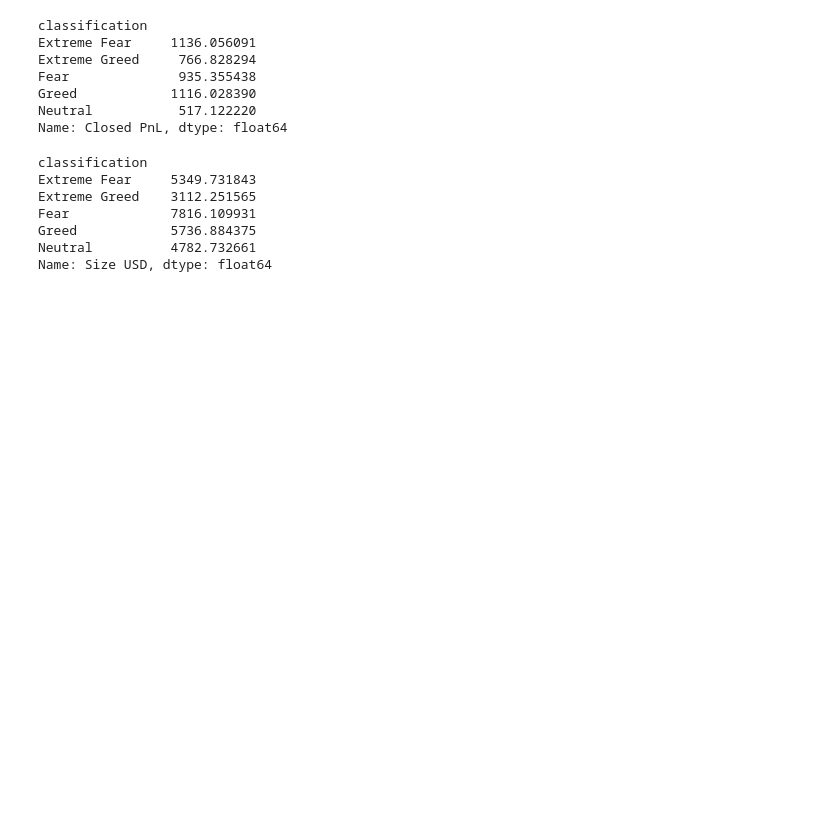
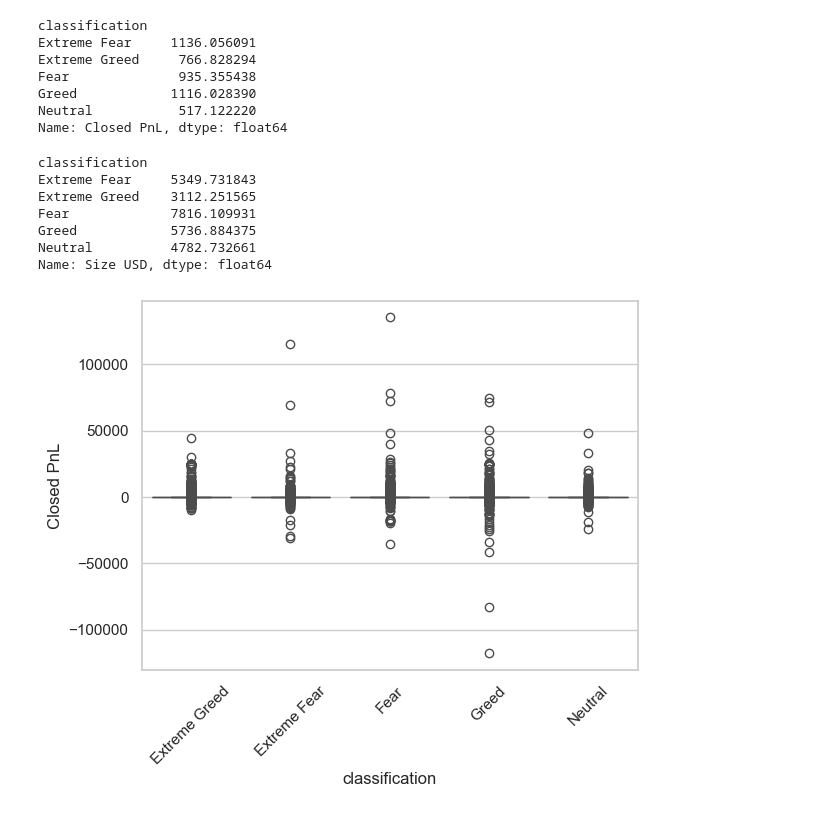
Before and after one commit to rudra062005/crypto-sentiment-analysis, a Jupyter notebook: crypto_sentiment_analysis.ipynb, the cells around one changed output. Saved outputs shown, nothing was run; the diff lists cells and outputs as text; code cells hidden in the pictures; blank space fills up the shorter version.

```diff
--- a/crypto_sentiment_analysis.ipynb
+++ b/crypto_sentiment_analysis.ipynb
@@ -202,3 +202,9 @@ Fear             7816.109931
 Greed            5736.884375
 Neutral          4782.732661
 Name: Size USD, dtype: float64
+# %%
+sns.boxplot(x='classification', y='Closed PnL', data=merged_df)
+plt.xticks(rotation=45)
+plt.show()
+# %% [output]
+[figure, added]
```
Also changed, not shown: parts of 4 cells of this notebook, 1 other file.
